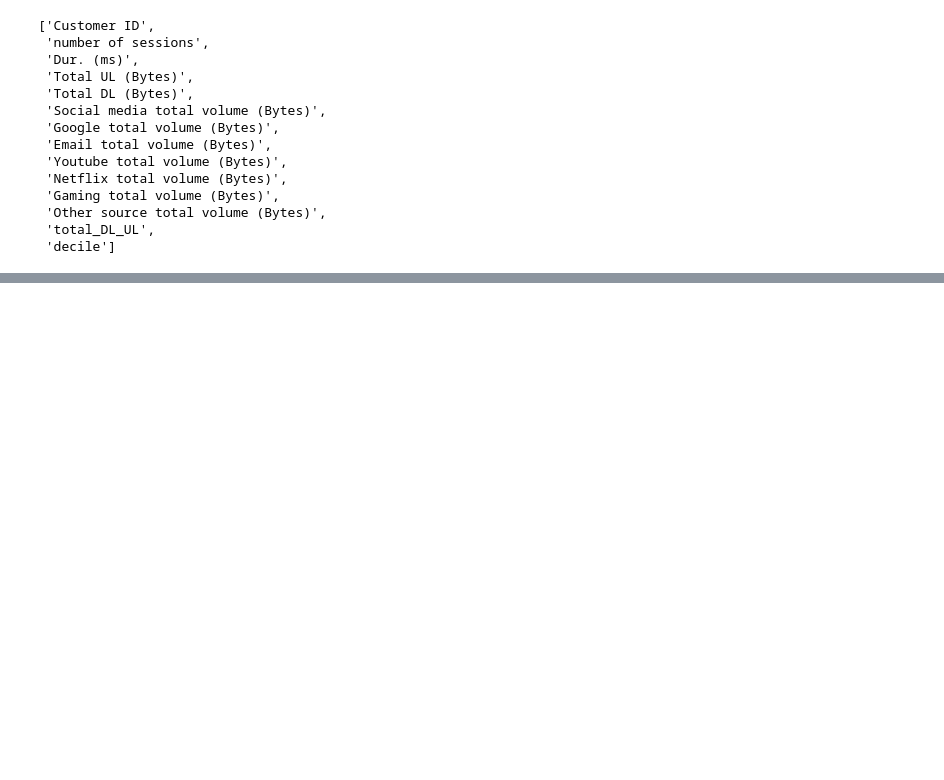
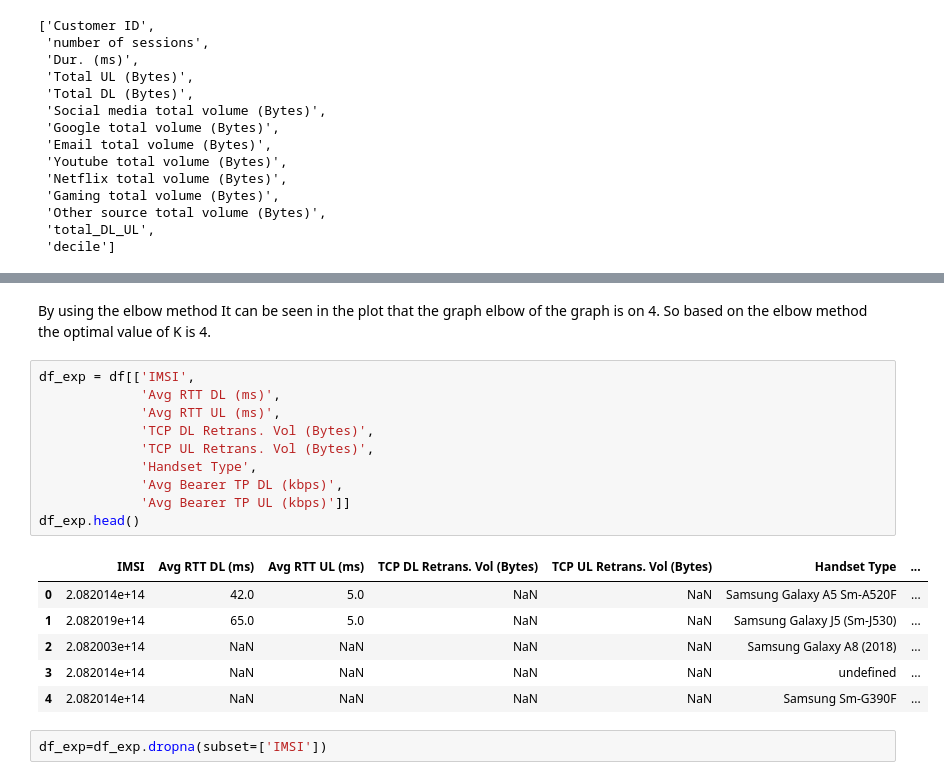
Before and after one commit to maxi1571/Telecommunication-User-Analytics, a Jupyter notebook: notebooks/data_analysis.ipynb, the cells around one changed output, grey strips where cells are left out. Cells and saved outputs as stored; diff of their text form; blank space fills up the shorter version.

```diff
--- a/notebooks/data_analysis.ipynb
+++ b/notebooks/data_analysis.ipynb
@@ -892,0 +938,22 @@ plt.show()
+# %% [markdown]
+By using the elbow method It can be seen in the plot that the graph elbow of the graph is on 4.
+So based on the elbow method the optimal value of K is 4.
+# %%
+df_exp = df[['IMSI',
+             'Avg RTT DL (ms)',
+             'Avg RTT UL (ms)',
+             'TCP DL Retrans. Vol (Bytes)',
+             'TCP UL Retrans. Vol (Bytes)',
+             'Handset Type',
+             'Avg Bearer TP DL (kbps)',
+             'Avg Bearer TP UL (kbps)']]
+df_exp.head()
+# %% [output]
+|  | IMSI | Avg RTT DL (ms) | Avg RTT UL (ms) | TCP DL Retrans. Vol (Bytes) | TCP UL Retrans. Vol (Bytes) | Handset Type | ... |
+| 0 | 2.082014e+14 | 42.0 | 5.0 | NaN | NaN | Samsung Galaxy A5 Sm-A520F | ... |
+| 1 | 2.082019e+14 | 65.0 | 5.0 | NaN | NaN | Samsung Galaxy J5 (Sm-J530) | ... |
+| 2 | 2.082003e+14 | NaN | NaN | NaN | NaN | Samsung Galaxy A8 (2018) | ... |
+| 3 | 2.082014e+14 | NaN | NaN | NaN | NaN | undefined | ... |
+| 4 | 2.082014e+14 | NaN | NaN | NaN | NaN | Samsung Sm-G390F | ... |
+# %%
+df_exp=df_exp.dropna(subset=['IMSI'])
```
Also changed, not shown: parts of 47 cells of this notebook, 1 other file.
